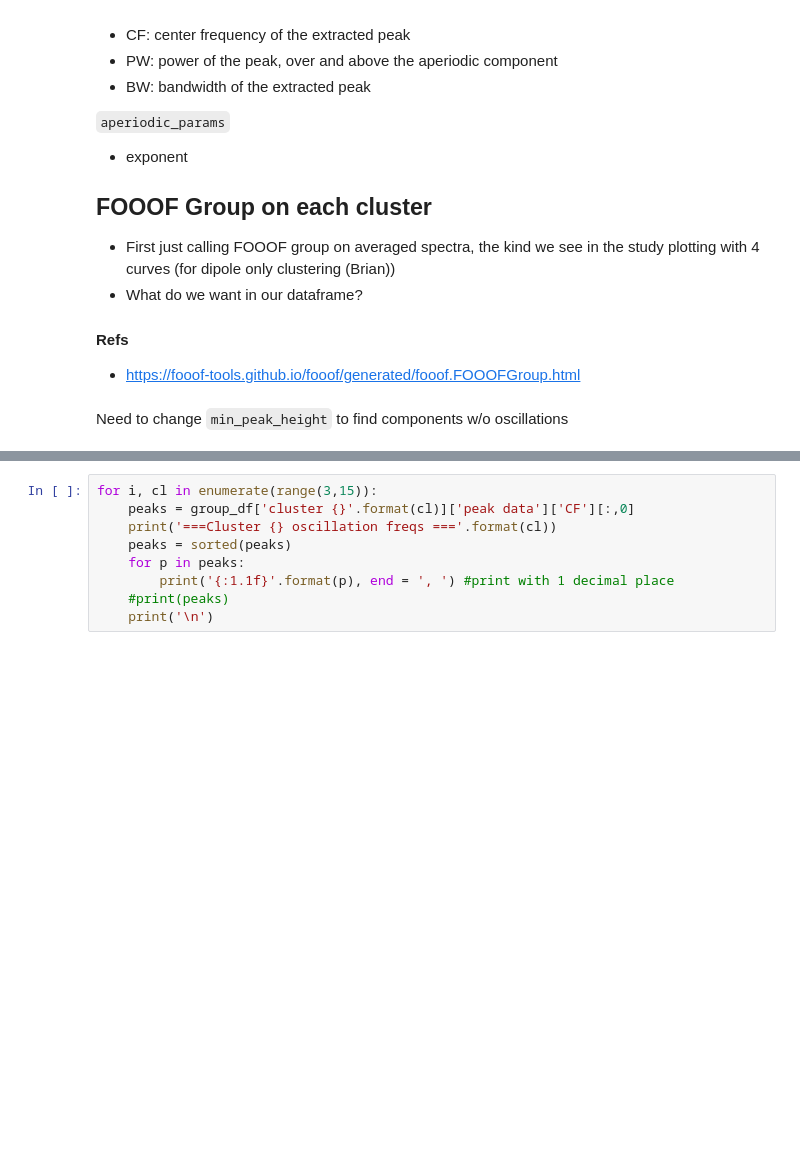
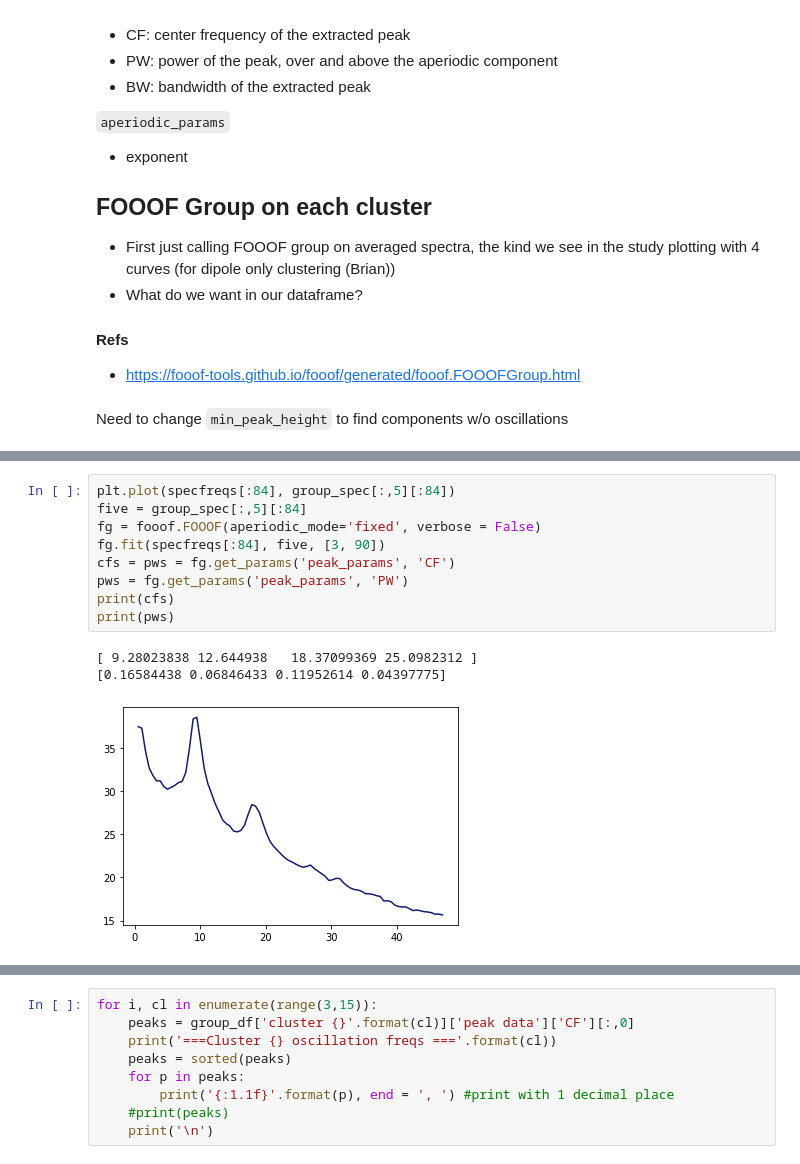
Before and after one commit to bfbarry/Metric-Modulation, a Jupyter notebook: spectral_analysis.ipynb, the cells around one changed output, grey strips where cells are left out. Cells and saved outputs as stored; diff of their text form; blank space fills up the shorter version.

```diff
--- a/spectral_analysis.ipynb
+++ b/spectral_analysis.ipynb
@@ -81 +77,14 @@ len(fg.get_params('peak_params', 'CF'))
+# %%
+plt.plot(specfreqs[:84], group_spec[:,5][:84])
+five = group_spec[:,5][:84]
+fg = fooof.FOOOF(aperiodic_mode='fixed', verbose = False)
+fg.fit(specfreqs[:84], five, [3, 90])
+cfs = pws = fg.get_params('peak_params', 'CF')
+pws = fg.get_params('peak_params', 'PW')
+print(cfs)
+print(pws)
+# %% [output]
+[ 9.28023838 12.644938   18.37099369 25.0982312 ]
+[0.16584438 0.06846433 0.11952614 0.04397775]
+[figure, added]
 # %%
```
Also changed, not shown: parts of 7 cells of this notebook.
